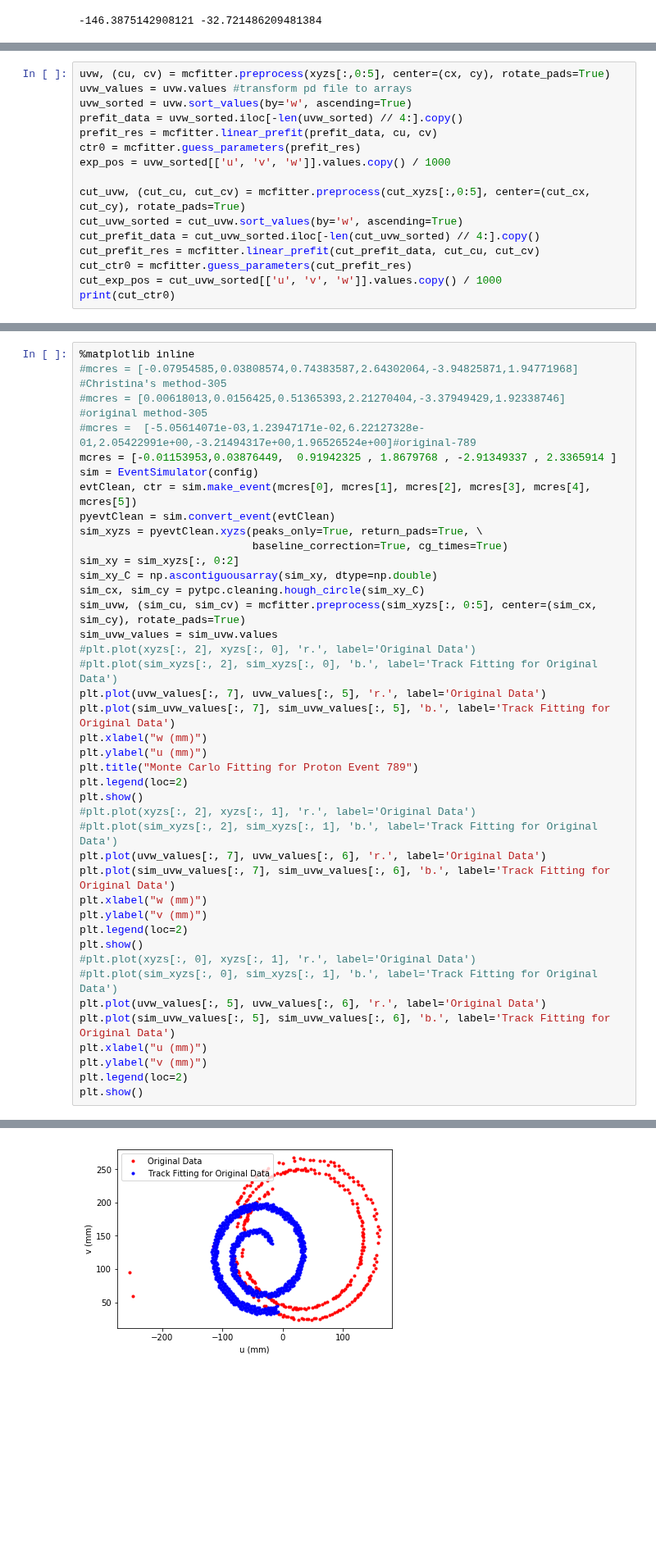
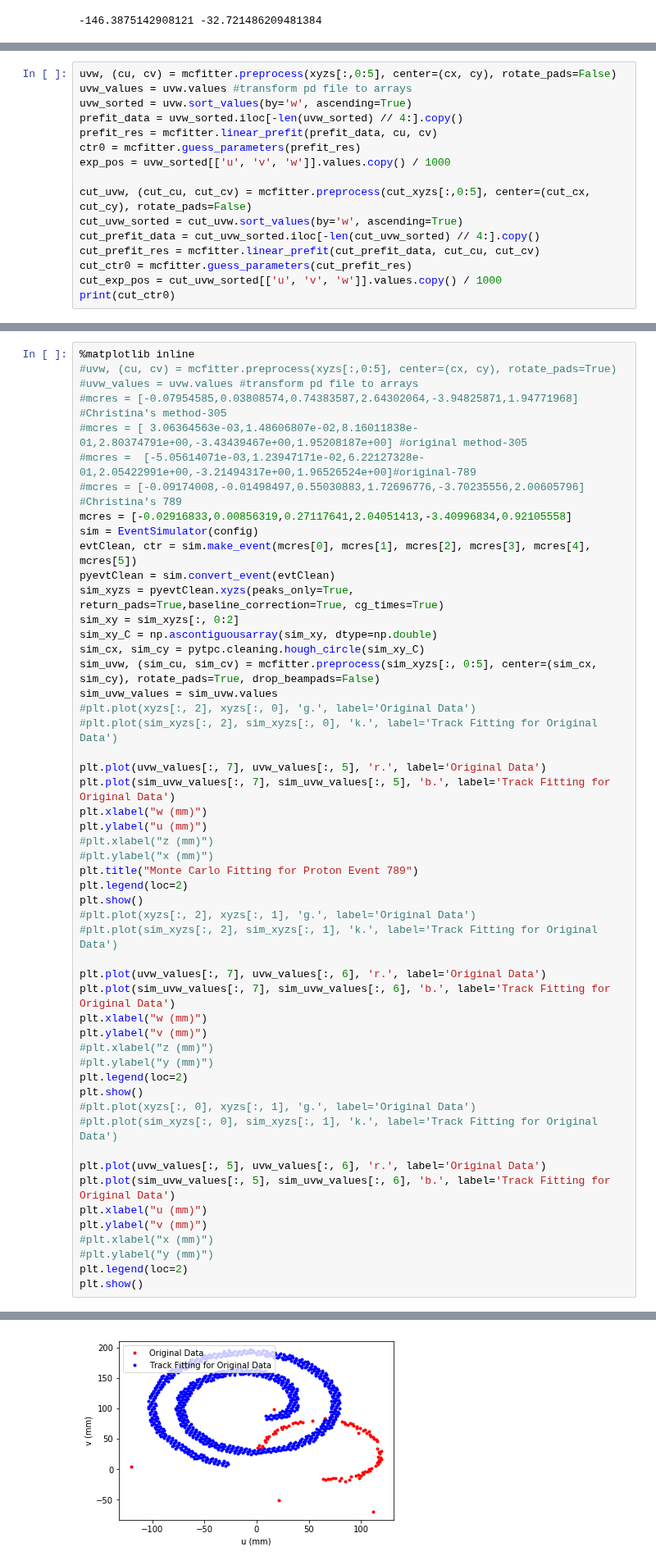
Before and after one commit to chchen123/Monte-Carlo, a Jupyter notebook: jupyter notebooks/Monte_Carlo_Algorithm.ipynb, the cells around one changed output, grey strips where cells are left out. Shown at 82% size. Drawn from its saved outputs; the diff is of its cells as text; blank space fills up the shorter version.

Commit message:
added fitting for cleaned data; made slight changes to CC objective function to improve position fitting

```diff
--- a/jupyter notebooks/Monte_Carlo_Algorithm.ipynb
+++ b/jupyter notebooks/Monte_Carlo_Algorithm.ipynb
@@ -99,7 +99,7 @@ plt.show()
 [figure]
 [figure]
 # %%
-uvw, (cu, cv) = mcfitter.preprocess(xyzs[:,0:5], center=(cx, cy), rotate_pads=True)
+uvw, (cu, cv) = mcfitter.preprocess(xyzs[:,0:5], center=(cx, cy), rotate_pads=False)
 uvw_values = uvw.values #transform pd file to arrays
 uvw_sorted = uvw.sort_values(by='w', ascending=True)
 prefit_data = uvw_sorted.iloc[-len(uvw_sorted) // 4:].copy()
@@ -107,7 +107,7 @@ prefit_res = mcfitter.linear_prefit(prefit_data, cu, cv)
 ctr0 = mcfitter.guess_parameters(prefit_res)
 exp_pos = uvw_sorted[['u', 'v', 'w']].values.copy() / 1000
 
-cut_uvw, (cut_cu, cut_cv) = mcfitter.preprocess(cut_xyzs[:,0:5], center=(cut_cx, cut_cy), rotate_pads=True)
+cut_uvw, (cut_cu, cut_cv) = mcfitter.preprocess(cut_xyzs[:,0:5], center=(cut_cx, cut_cy), rotate_pads=False)
 cut_uvw_sorted = cut_uvw.sort_values(by='w', ascending=True)
 cut_prefit_data = cut_uvw_sorted.iloc[-len(cut_uvw_sorted) // 4:].copy()
 cut_prefit_res = mcfitter.linear_prefit(cut_prefit_data, cut_cu, cut_cv)
@@ -260,42 +371,53 @@ for i in range(len(min_chi_value)):
 # %%
 %matplotlib inline
+#uvw, (cu, cv) = mcfitter.preprocess(xyzs[:,0:5], center=(cx, cy), rotate_pads=True)
+#uvw_values = uvw.values #transform pd file to arrays
 #mcres = [-0.07954585,0.03808574,0.74383587,2.64302064,-3.94825871,1.94771968] #Christina's method-305
-#mcres = [0.00618013,0.0156425,0.51365393,2.21270404,-3.37949429,1.92338746] #original method-305
+#mcres = [ 3.06364563e-03,1.48606807e-02,8.16011838e-01,2.80374791e+00,-3.43439467e+00,1.95208187e+00] #original method-305
 #mcres =  [-5.05614071e-03,1.23947171e-02,6.22127328e-01,2.05422991e+00,-3.21494317e+00,1.96526524e+00]#original-789
-mcres = [-0.01153953,0.03876449,  0.91942325 , 1.8679768 , -2.91349337 , 2.3365914 ]
+#mcres = [-0.09174008,-0.01498497,0.55030883,1.72696776,-3.70235556,2.00605796] #Christina's 789
+mcres = [-0.02916833,0.00856319,0.27117641,2.04051413,-3.40996834,0.92105558]
 sim = EventSimulator(config)
 evtClean, ctr = sim.make_event(mcres[0], mcres[1], mcres[2], mcres[3], mcres[4], mcres[5])
 pyevtClean = sim.convert_event(evtClean)
-sim_xyzs = pyevtClean.xyzs(peaks_only=True, return_pads=True, \
-                           baseline_correction=True, cg_times=True)
+sim_xyzs = pyevtClean.xyzs(peaks_only=True, return_pads=True,baseline_correction=True, cg_times=True)
 sim_xy = sim_xyzs[:, 0:2]
 sim_xy_C = np.ascontiguousarray(sim_xy, dtype=np.double)
 sim_cx, sim_cy = pytpc.cleaning.hough_circle(sim_xy_C)
-sim_uvw, (sim_cu, sim_cv) = mcfitter.preprocess(sim_xyzs[:, 0:5], center=(sim_cx, sim_cy), rotate_pads=True)
+sim_uvw, (sim_cu, sim_cv) = mcfitter.preprocess(sim_xyzs[:, 0:5], center=(sim_cx, sim_cy), rotate_pads=True, drop_beampads=False)
 sim_uvw_values = sim_uvw.values
-#plt.plot(xyzs[:, 2], xyzs[:, 0], 'r.', label='Original Data')
-#plt.plot(sim_xyzs[:, 2], sim_xyzs[:, 0], 'b.', label='Track Fitting for Original Data')
+#plt.plot(xyzs[:, 2], xyzs[:, 0], 'g.', label='Original Data')
+#plt.plot(sim_xyzs[:, 2], sim_xyzs[:, 0], 'k.', label='Track Fitting for Original Data')
+
 plt.plot(uvw_values[:, 7], uvw_values[:, 5], 'r.', label='Original Data')
 plt.plot(sim_uvw_values[:, 7], sim_uvw_values[:, 5], 'b.', label='Track Fitting for Original Data')
 plt.xlabel("w (mm)")
 plt.ylabel("u (mm)")
+#plt.xlabel("z (mm)")
+#plt.ylabel("x (mm)")
 plt.title("Monte Carlo Fitting for Proton Event 789")
 plt.legend(loc=2)
 plt.show()
-#plt.plot(xyzs[:, 2], xyzs[:, 1], 'r.', label='Original Data')
-#plt.plot(sim_xyzs[:, 2], sim_xyzs[:, 1], 'b.', label='Track Fitting for Original Data')
+#plt.plot(xyzs[:, 2], xyzs[:, 1], 'g.', label='Original Data')
+#plt.plot(sim_xyzs[:, 2], sim_xyzs[:, 1], 'k.', label='Track Fitting for Original Data')
+
 plt.plot(uvw_values[:, 7], uvw_values[:, 6], 'r.', label='Original Data')
 plt.plot(sim_uvw_values[:, 7], sim_uvw_values[:, 6], 'b.', label='Track Fitting for Original Data')
 plt.xlabel("w (mm)")
 plt.ylabel("v (mm)")
+#plt.xlabel("z (mm)")
+#plt.ylabel("y (mm)")
 plt.legend(loc=2)
 plt.show()
-#plt.plot(xyzs[:, 0], xyzs[:, 1], 'r.', label='Original Data')
-#plt.plot(sim_xyzs[:, 0], sim_xyzs[:, 1], 'b.', label='Track Fitting for Original Data')
+#plt.plot(xyzs[:, 0], xyzs[:, 1], 'g.', label='Original Data')
+#plt.plot(sim_xyzs[:, 0], sim_xyzs[:, 1], 'k.', label='Track Fitting for Original Data')
+
 plt.plot(uvw_values[:, 5], uvw_values[:, 6], 'r.', label='Original Data')
 plt.plot(sim_uvw_values[:, 5], sim_uvw_values[:, 6], 'b.', label='Track Fitting for Original Data')
 plt.xlabel("u (mm)")
 plt.ylabel("v (mm)")
+#plt.xlabel("x (mm)")
+#plt.ylabel("y (mm)")
 plt.legend(loc=2)
 plt.show()
 # %% [output]
@@ -304,4 +426,4 @@ plt.show()
-[figure, old version]
+[figure, new version]
 # %%
 ##### set original candidate to be the seed point #####
 min_chi_value = []
```
Also changed, not shown: parts of 8 cells of this notebook.
